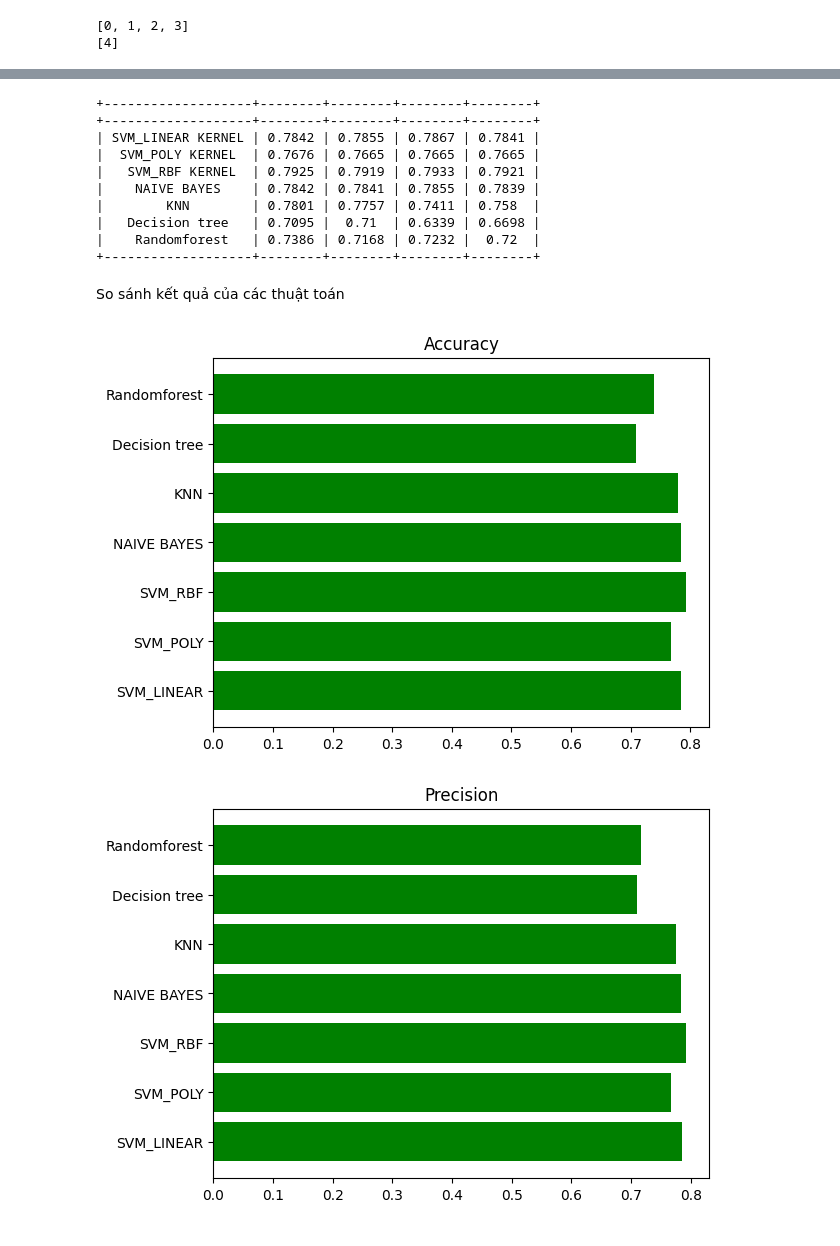
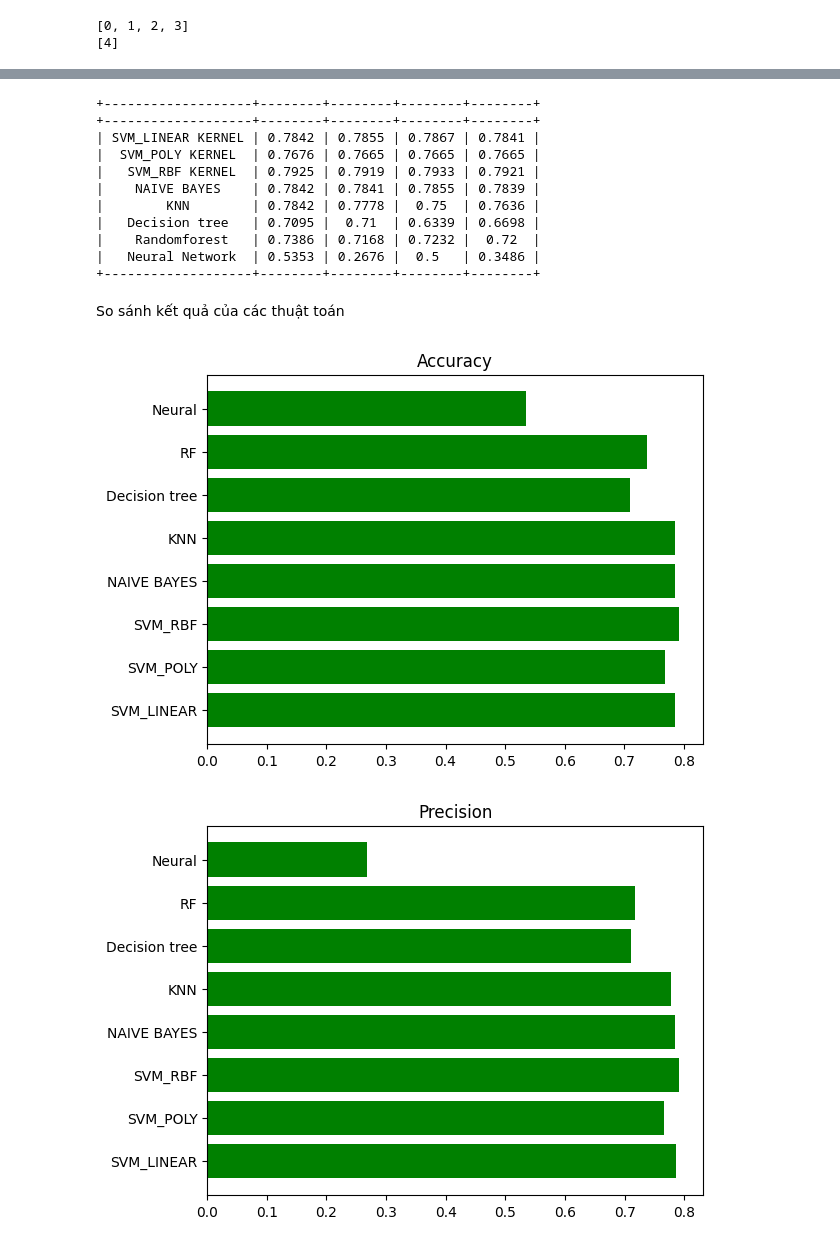
Before and after one commit to NguyenThiHongLinh/ML2023, a Jupyter notebook: Nhom2_Seminar_ML.ipynb, the cells around one changed output, grey strips where cells are left out. Cells and saved outputs as stored; diff of their text form; code cells hidden in the pictures.

```diff
--- a/Nhom2_Seminar_ML.ipynb
+++ b/Nhom2_Seminar_ML.ipynb
@@ -336,0 +380,27 @@ Test accuracy: 0.7800830006599426
+# %%
+score = model.evaluate(X_test, y_test, verbose=0)
+print('Test loss:', score[0])
+print('Test accuracy:', score[1])
+
+y_hat = model.predict(X_test)
+y_pred = np.argmax(y_hat, axis=1)
+accuracy = accuracy_score(y_test, y_pred)
+print('Accuracy: %f' % accuracy)
+# Tính precision tp / (tp + fp)
+precision = precision_score(y_test, y_pred, average='macro')
+print('Precision: %f' % precision)
+# Tính recall: tp / (tp + fn)
+recall = recall_score(y_test, y_pred, average='macro')
+print('Recall: %f' % recall)
+# Tính f1: 2 tp / (2 tp + fp + fn)
+f1 = f1_score(y_test, y_pred, average='macro')
+print('F1 score: %f' % f1)
+
+values = [accuracy, precision, recall, f1]
+names = ["Accuracy", "Precision", "Recall", "F1 Score"]
+plt.plot(names, values, color="green")
+plt.title("RANDOM FOREST")
+plt.show()
+
+print ("Accuracy : ", accuracy)
+ConfusionMatrixDisplay.from_predictions(y_test, y_pred)
@@ -344,7 +426,7 @@ t.add_row(['NAIVE BAYES', round(accuracy_nb,4),round(precision_nb,4),round(recal
 t.add_row(['KNN', round(accuracy_knn,4),round(precision_knn,4),round(recall_knn,4),round(f1_knn,4)])
 t.add_row(['Decision tree', round(acc_tree,4),round(precision_tree,4),round(recall_tree,4),round(f1_tree,4)])
 t.add_row(['Randomforest', round(acc_rd,4),round(precision_rd,4),round(recall_rd,4),round(f1_rd,4)])
-
+t.add_row(['Neural Network', round(accuracy,4),round(precision,4),round(recall,4),round(f1,4)])
 
 
 print(t)
@@ -355,40 +437,41 @@ print(t)
 |  SVM_POLY KERNEL  | 0.7676 | 0.7665 | 0.7665 | 0.7665 |
 |   SVM_RBF KERNEL  | 0.7925 | 0.7919 | 0.7933 | 0.7921 |
 |    NAIVE BAYES    | 0.7842 | 0.7841 | 0.7855 | 0.7839 |
-|        KNN        | 0.7801 | 0.7757 | 0.7411 | 0.758  |
+|        KNN        | 0.7842 | 0.7778 |  0.75  | 0.7636 |
 |   Decision tree   | 0.7095 |  0.71  | 0.6339 | 0.6698 |
 |    Randomforest   | 0.7386 | 0.7168 | 0.7232 |  0.72  |
+|   Neural Network  | 0.5353 | 0.2676 |  0.5   | 0.3486 |
 +-------------------+--------+--------+--------+--------+
 # %% [markdown]
 So sánh kết quả của các thuật toán
 # %%
 # ACCURACY
-values = [accuracy_svm,accuracy_svm_1,accuracy_svm_r, accuracy_nb, accuracy_knn, acc_tree,acc_rd]
-names = ["SVM_LINEAR","SVM_POLY","SVM_RBF", "NAIVE BAYES", "KNN", "Decision tree","Randomforest"]
+values = [accuracy_svm,accuracy_svm_1,accuracy_svm_r, accuracy_nb, accuracy_knn, acc_tree,acc_rd, accuracy]
+names = ["SVM_LINEAR","SVM_POLY","SVM_RBF", "NAIVE BAYES", "KNN", "Decision tree","RF","Neural"]
 plt.barh(names, values, color="green")
 plt.title("Accuracy")
 plt.show()
 
 # PRECISION
-values = [precision_svm,precision_svm_1,precision_svm_r, precision_nb, precision_knn, precision_tree,precision_rd]
-names = ["SVM_LINEAR","SVM_POLY","SVM_RBF", "NAIVE BAYES", "KNN", "Decision tree","Randomforest"]
+values = [precision_svm,precision_svm_1,precision_svm_r, precision_nb, precision_knn, precision_tree,precision_rd, precision]
+names = ["SVM_LINEAR","SVM_POLY","SVM_RBF", "NAIVE BAYES", "KNN", "Decision tree","RF","Neural"]
 plt.barh(names, values, color="green")
 plt.title("Precision")
 plt.show()
 
 # RECALL
-values = [recall_svm,recall_svm_1,recall_svm_r, recall_nb, recall_knn, recall_tree,recall_rd]
-names = ["SVM_LINEAR","SVM_POLY","SVM_RBF", "NAIVE BAYES", "KNN", "Decision tree","Randomforest"]
+values = [recall_svm,recall_svm_1,recall_svm_r, recall_nb, recall_knn, recall_tree,recall_rd, recall]
+names = ["SVM_LINEAR","SVM_POLY","SVM_RBF", "NAIVE BAYES", "KNN", "Decision tree","RF","Neural"]
 plt.barh(names, values, color="green")
 plt.title("Recall")
 plt.show()
 
 # F1 SCORES
-values = [f1_svm,f1_svm_1,f1_svm_r, f1_nb, f1_knn, f1_tree,f1_rd]
-names = ["SVM_LINEAR","SVM_POLY","SVM_RBF", "NAIVE BAYES", "KNN", "Decision tree","Randomforest"]
+values = [f1_svm,f1_svm_1,f1_svm_r, f1_nb, f1_knn, f1_tree,f1_rd, f1]
+names = ["SVM_LINEAR","SVM_POLY","SVM_RBF", "NAIVE BAYES", "KNN", "Decision tree","RF","Neural"]
 plt.barh(names, values, color="green")
 plt.title("F1 Scores")
 plt.show()
 # %% [output]
-[figure, old version]
+[figure, new version]
-[figure, old version]
+[figure, new version]
```
Also changed, not shown: parts of 12 cells of this notebook.
